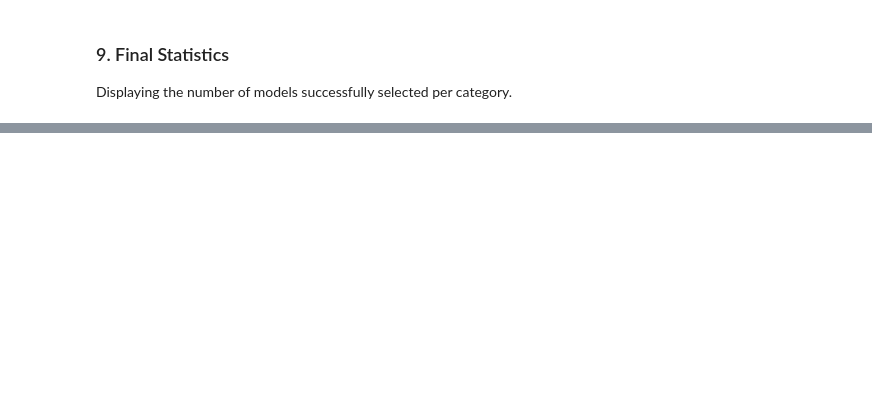
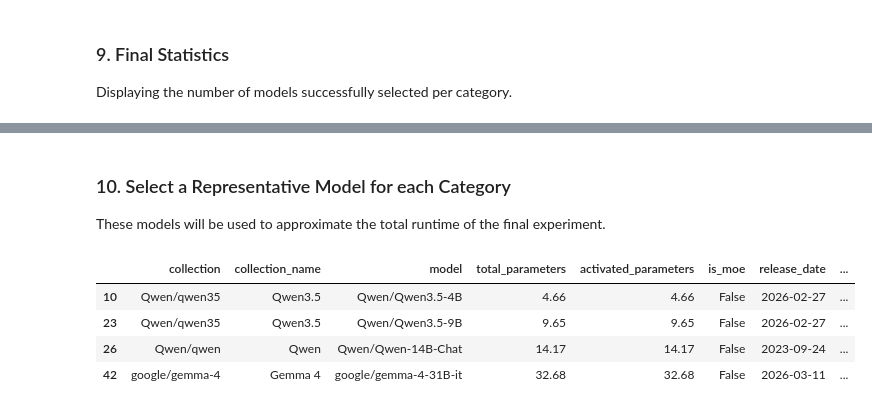
Before and after one commit to diogogmatos/eco-evolution-of-llms, a Jupyter notebook: model-selection/model-selection.ipynb, the cells around one changed output, grey strips where cells are left out. Saved outputs shown, nothing was run; the diff lists cells and outputs as text; code cells hidden in the pictures; blank space fills up the shorter version.

```diff
--- a/model-selection/model-selection.ipynb
+++ b/model-selection/model-selection.ipynb
@@ -374 +487,15 @@ Mid-range/Server     7
 dtype: int64
+# %% [markdown]
+### 10. Select a Representative Model for each Category
+These models will be used to approximate the total runtime of the final experiment.
+# %%
+representative_models = filtered_df[~filtered_df['is_moe']].loc[
+    filtered_df[~filtered_df['is_moe']].groupby('category')['total_parameters'].idxmax()
+]
+representative_models
+# %% [output]
+|  | collection | collection_name | model | total_parameters | activated_parameters | is_moe | release_date | ... |
+| 10 | Qwen/qwen35 | Qwen3.5 | Qwen/Qwen3.5-4B | 4.66 | 4.66 | False | 2026-02-27 | ... |
+| 23 | Qwen/qwen35 | Qwen3.5 | Qwen/Qwen3.5-9B | 9.65 | 9.65 | False | 2026-02-27 | ... |
+| 26 | Qwen/qwen | Qwen | Qwen/Qwen-14B-Chat | 14.17 | 14.17 | False | 2023-09-24 | ... |
+| 42 | google/gemma-4 | Gemma 4 | google/gemma-4-31B-it | 32.68 | 32.68 | False | 2026-03-11 | ... |
```
Also changed, not shown: parts of 11 cells of this notebook, 4 other files.
